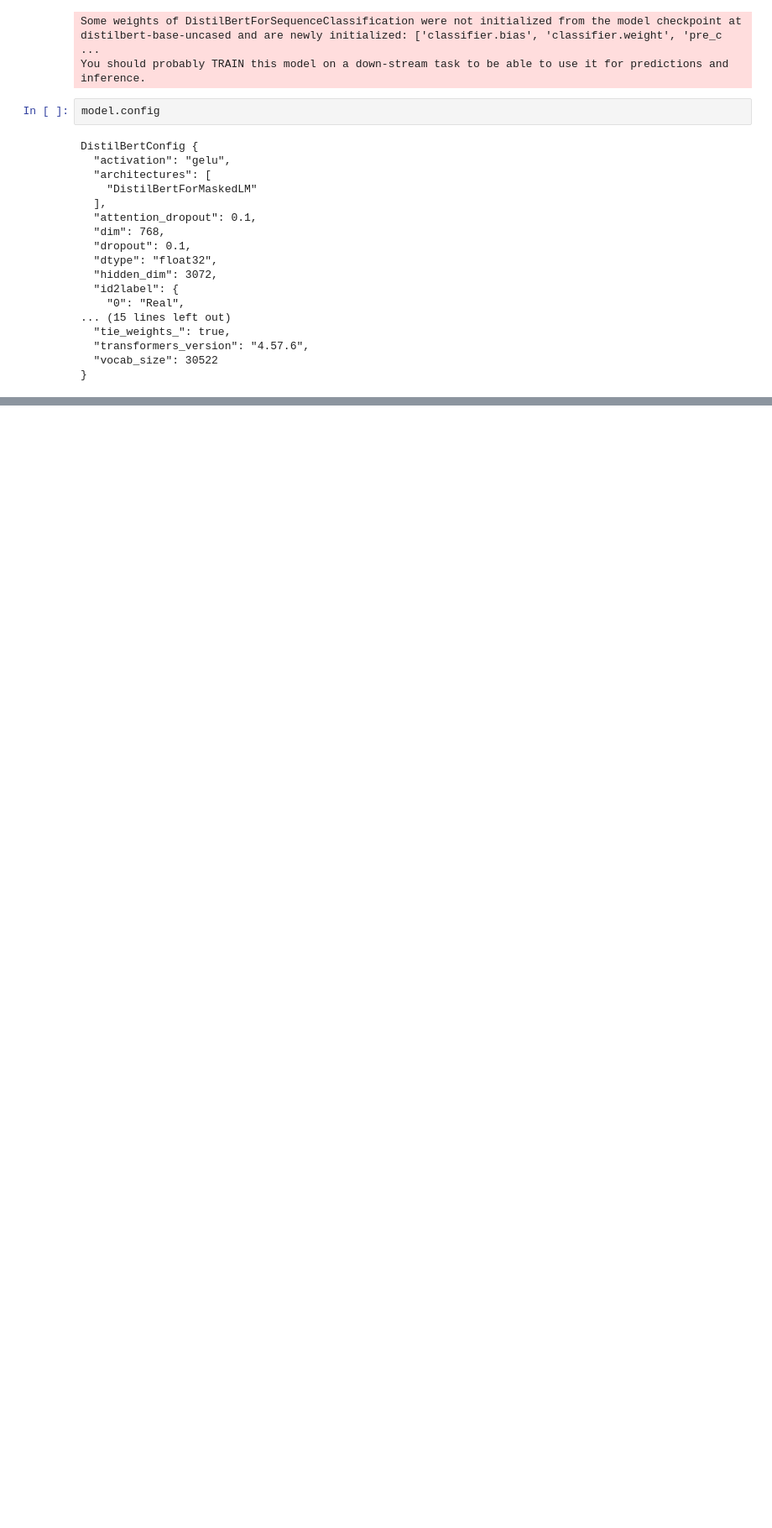
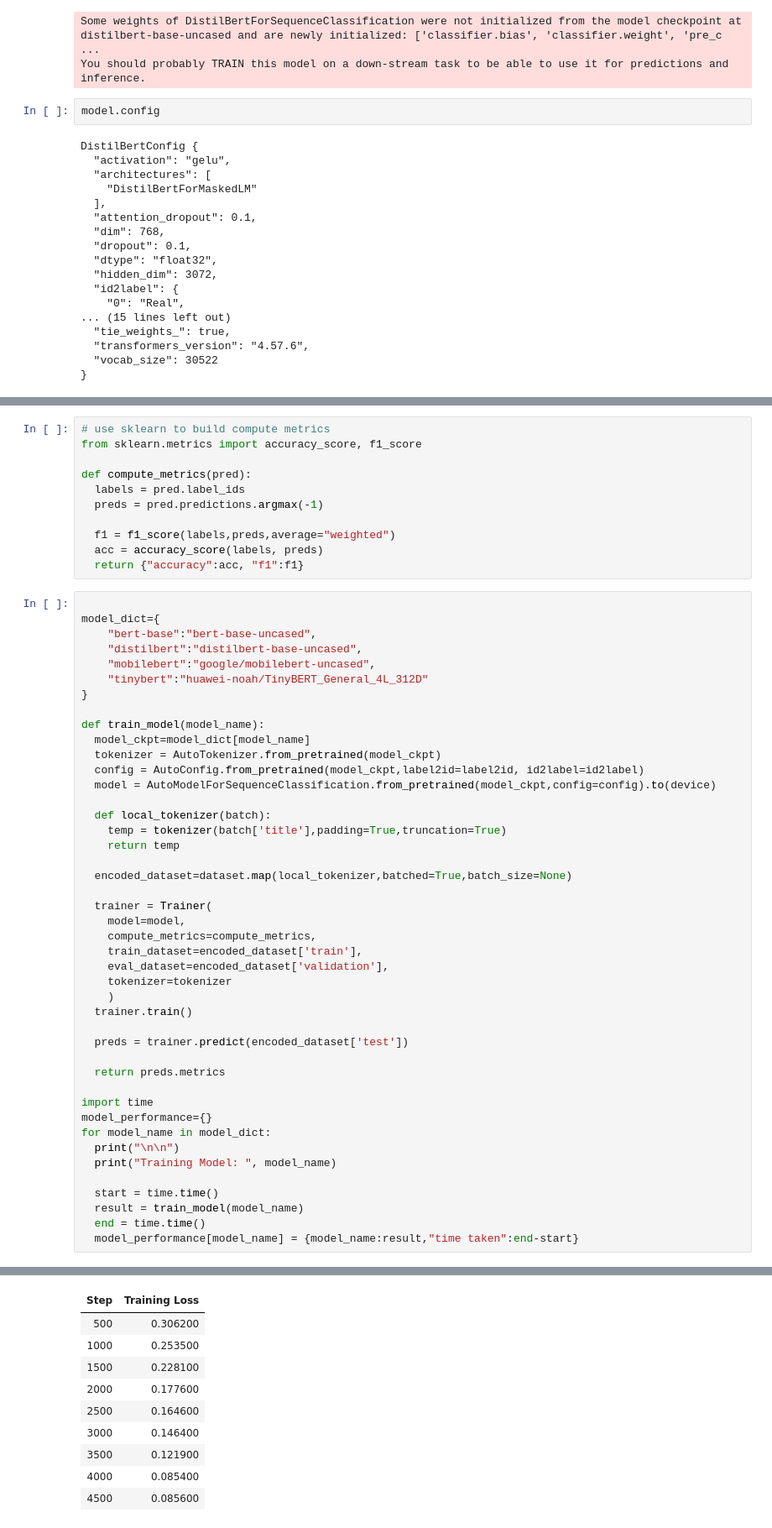
Before and after one commit to tekliyetamiru/Fake-News-Detections-By-Using-DistilBERT-MobileBERT-and-TinyBERT-Model, a Jupyter notebook: Fake_News_Detection.ipynb, the cells around one changed output, grey strips where cells are left out. Shown at 84% size. Cells and saved outputs as stored; diff of their text form; blank space fills up the shorter version.

```diff
--- a/Fake_News_Detection.ipynb
+++ b/Fake_News_Detection.ipynb
@@ -213,0 +354,56 @@ DistilBertConfig {
+# %%
+# use sklearn to build compute metrics
+from sklearn.metrics import accuracy_score, f1_score
+
+def compute_metrics(pred):
+  labels = pred.label_ids
+  preds = pred.predictions.argmax(-1)
+
+  f1 = f1_score(labels,preds,average="weighted")
+  acc = accuracy_score(labels, preds)
+  return {"accuracy":acc, "f1":f1}
+# %%
+
+model_dict={
+    "bert-base":"bert-base-uncased",
+    "distilbert":"distilbert-base-uncased",
+    "mobilebert":"google/mobilebert-uncased",
+    "tinybert":"huawei-noah/TinyBERT_General_4L_312D"
+}
+
+def train_model(model_name):
+  model_ckpt=model_dict[model_name]
+  tokenizer = AutoTokenizer.from_pretrained(model_ckpt)
+  config = AutoConfig.from_pretrained(model_ckpt,label2id=label2id, id2label=id2label)
+  model = AutoModelForSequenceClassification.from_pretrained(model_ckpt,config=config).to(device)
+
+  def local_tokenizer(batch):
+    temp = tokenizer(batch['title'],padding=True,truncation=True)
+    return temp
+
+  encoded_dataset=dataset.map(local_tokenizer,batched=True,batch_size=None)
+
+  trainer = Trainer(
+    model=model,
+    compute_metrics=compute_metrics,
+    train_dataset=encoded_dataset['train'],
+    eval_dataset=encoded_dataset['validation'],
+    tokenizer=tokenizer
+    )
+  trainer.train()
+
+  preds = trainer.predict(encoded_dataset['test'])
+
+  return preds.metrics
+
+import time
+model_performance={}
+for model_name in model_dict:
+  print("\n\n")
+  print("Training Model: ", model_name)
+
+  start = time.time()
+  result = train_model(model_name)
+  end = time.time()
+  model_performance[model_name] = {model_name:result,"time taken":end-start}
+# %% [output]
@@ -213,0 +414,10 @@ DistilBertConfig {
+| Step | Training Loss |
+| 500 | 0.306200 |
+| 1000 | 0.253500 |
+| 1500 | 0.228100 |
+| 2000 | 0.177600 |
+| 2500 | 0.164600 |
+| 3000 | 0.146400 |
+| 3500 | 0.121900 |
+| 4000 | 0.085400 |
+| 4500 | 0.085600 |
```
Also changed, not shown: parts of 16 cells of this notebook.
